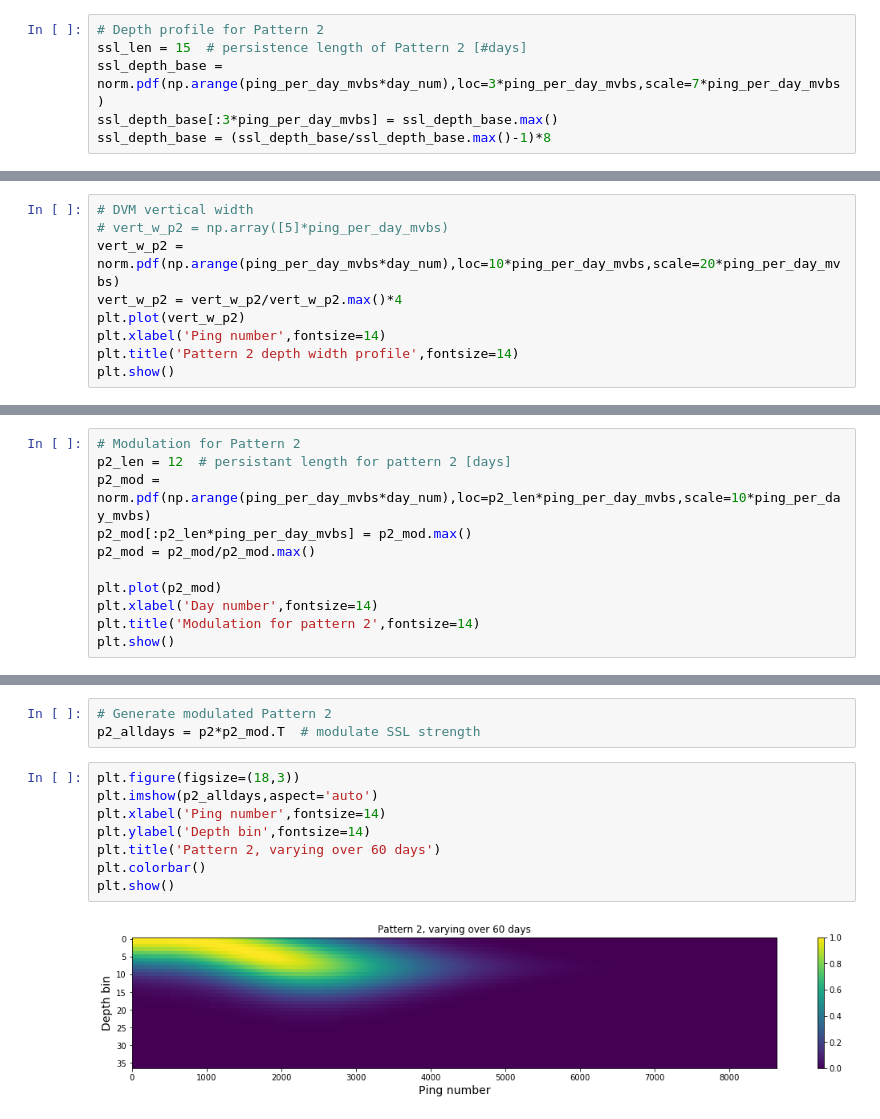
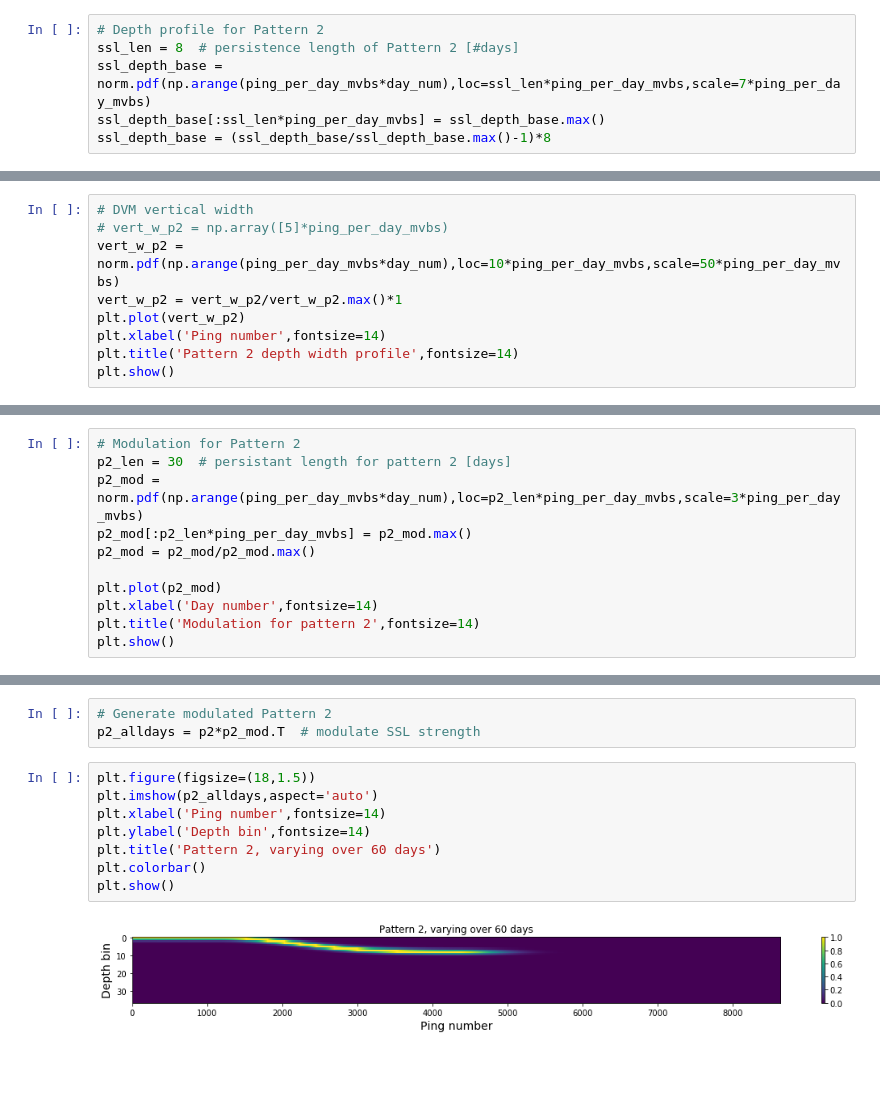
Before and after one commit to valentina-s/ooi_sonar, a Jupyter notebook: notebooks/generate_simulated_data.ipynb, the cells around one changed output, grey strips where cells are left out. Drawn from its saved outputs; the diff is of its cells as text; blank space fills up the shorter version.

```diff
--- a/notebooks/generate_simulated_data.ipynb
+++ b/notebooks/generate_simulated_data.ipynb
@@ -98,9 +98,9 @@ plt.show()
 ## Pattern 2: Sub-surface layer
 # %%
 # Depth profile for Pattern 2
-ssl_len = 15  # persistence length of Pattern 2 [#days]
-ssl_depth_base = norm.pdf(np.arange(ping_per_day_mvbs*day_num),loc=3*ping_per_day_mvbs,scale=7*ping_per_day_mvbs)
-ssl_depth_base[:3*ping_per_day_mvbs] = ssl_depth_base.max()
+ssl_len = 8  # persistence length of Pattern 2 [#days]
+ssl_depth_base = norm.pdf(np.arange(ping_per_day_mvbs*day_num),loc=ssl_len*ping_per_day_mvbs,scale=7*ping_per_day_mvbs)
+ssl_depth_base[:ssl_len*ping_per_day_mvbs] = ssl_depth_base.max()
 ssl_depth_base = (ssl_depth_base/ssl_depth_base.max()-1)*8
 # %%
 plt.plot(ssl_depth_base)
@@ -113,8 +113,8 @@ plt.show()
 # %%
 # DVM vertical width
 # vert_w_p2 = np.array([5]*ping_per_day_mvbs)
-vert_w_p2 = norm.pdf(np.arange(ping_per_day_mvbs*day_num),loc=10*ping_per_day_mvbs,scale=20*ping_per_day_mvbs)
-vert_w_p2 = vert_w_p2/vert_w_p2.max()*4
+vert_w_p2 = norm.pdf(np.arange(ping_per_day_mvbs*day_num),loc=10*ping_per_day_mvbs,scale=50*ping_per_day_mvbs)
+vert_w_p2 = vert_w_p2/vert_w_p2.max()*1
 plt.plot(vert_w_p2)
 plt.xlabel('Ping number',fontsize=14)
 plt.title('Pattern 2 depth width profile',fontsize=14)
@@ -138,7 +138,7 @@ plt.imshow(p2,aspect='auto')
 # %%
 # Modulation for Pattern 2
-p2_len = 12  # persistant length for pattern 2 [days]
-p2_mod = norm.pdf(np.arange(ping_per_day_mvbs*day_num),loc=p2_len*ping_per_day_mvbs,scale=10*ping_per_day_mvbs)
+p2_len = 30  # persistant length for pattern 2 [days]
+p2_mod = norm.pdf(np.arange(ping_per_day_mvbs*day_num),loc=p2_len*ping_per_day_mvbs,scale=3*ping_per_day_mvbs)
 p2_mod[:p2_len*ping_per_day_mvbs] = p2_mod.max()
 p2_mod = p2_mod/p2_mod.max()
 
@@ -152,12 +152,12 @@ plt.show()
 # Generate modulated Pattern 2
 p2_alldays = p2*p2_mod.T  # modulate SSL strength
 # %%
-plt.figure(figsize=(18,3))
+plt.figure(figsize=(18,1.5))
 plt.imshow(p2_alldays,aspect='auto')
 plt.xlabel('Ping number',fontsize=14)
 plt.ylabel('Depth bin',fontsize=14)
 plt.title('Pattern 2, varying over 60 days')
 plt.colorbar()
 plt.show()
 # %% [output]
-[figure, old version]
+[figure, new version]
```
Also changed, not shown: parts of 11 cells of this notebook.
